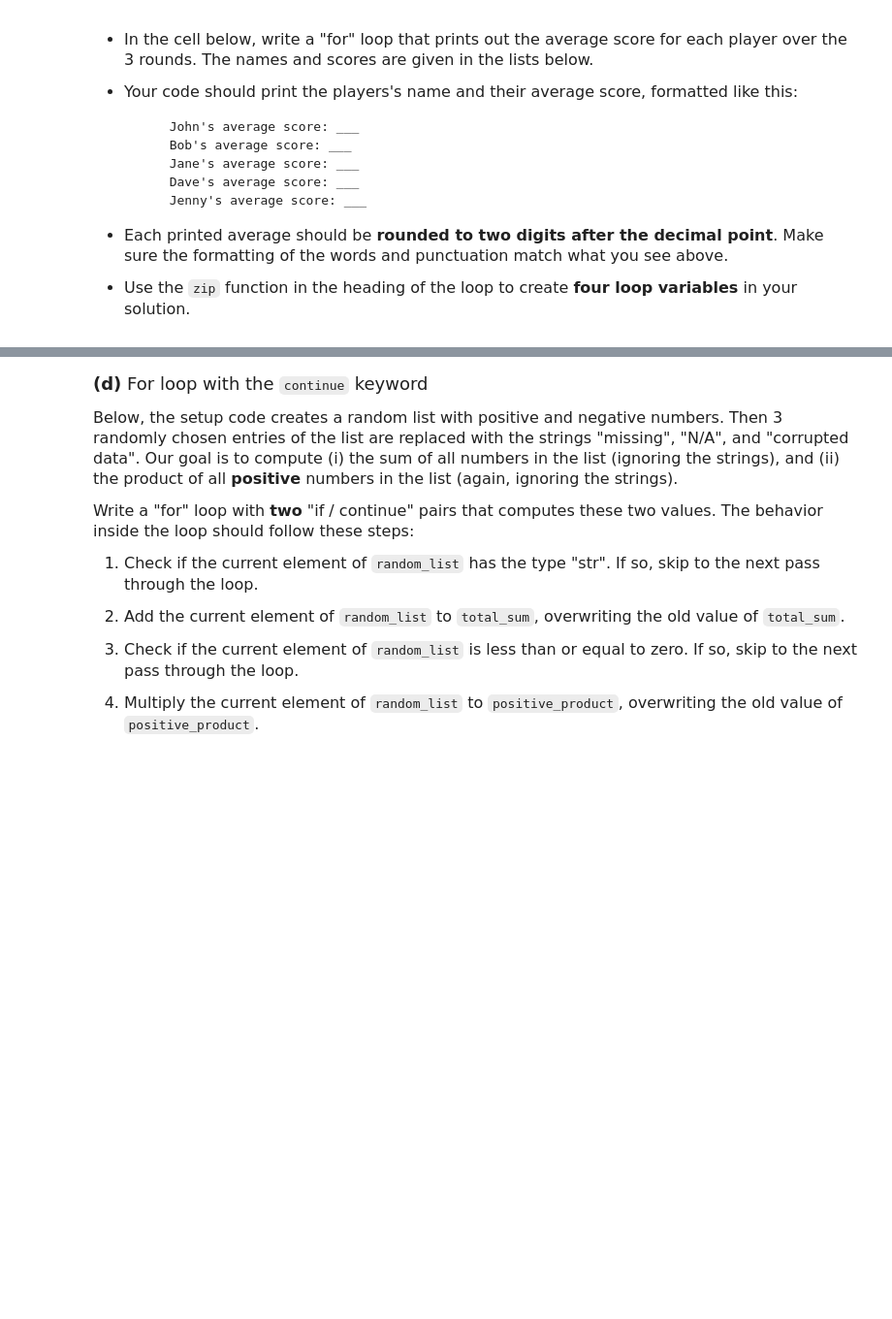
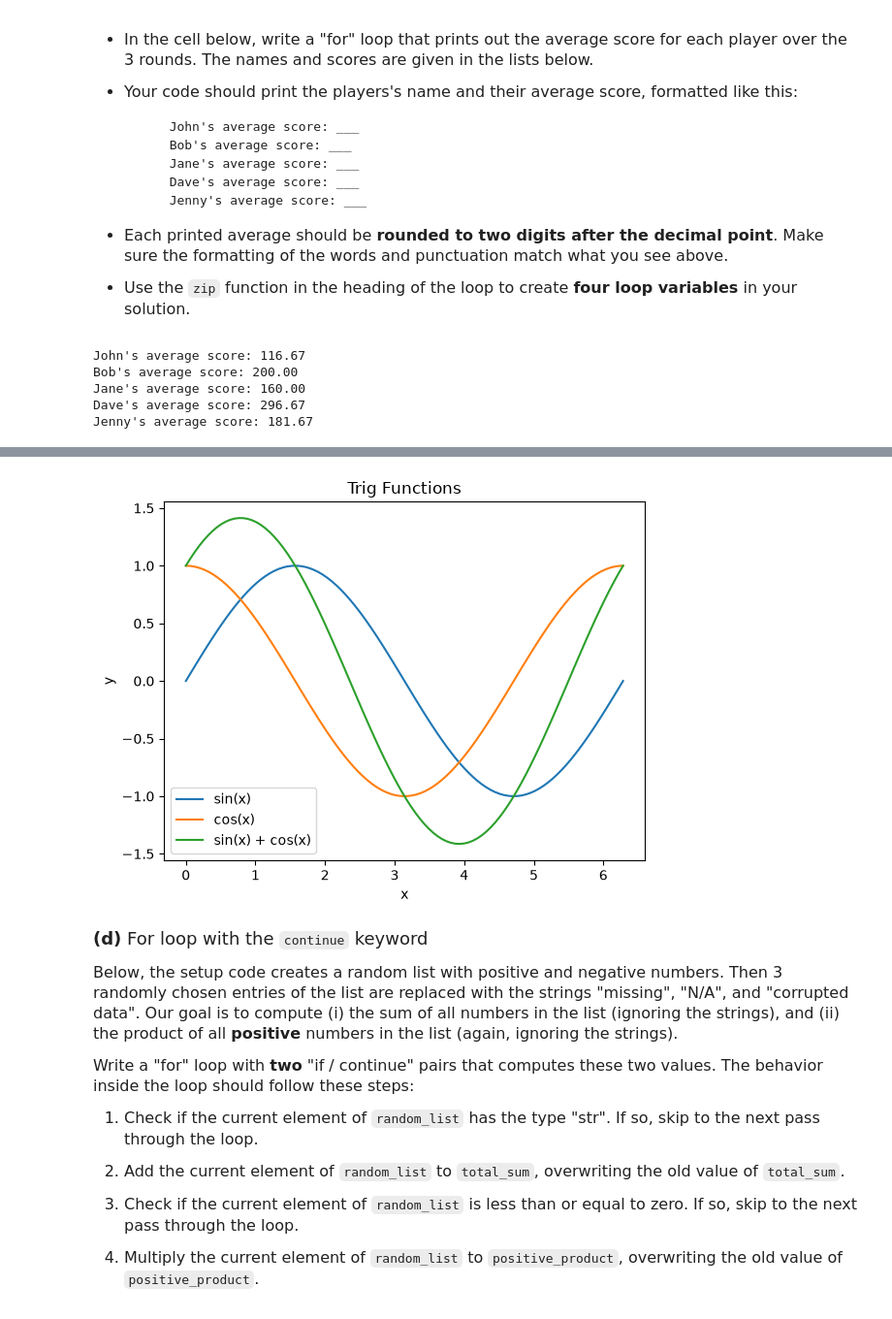
Before and after one commit to Cindyzzz1027/datasci151fall2026, a Jupyter notebook: _assignments/assignment_5/Assignment5.ipynb, the cells around one changed output, grey strips where cells are left out. Shown at 97% size. Drawn from its saved outputs; the diff is of its cells as text; code cells hidden in the pictures; blank space fills up the shorter version.

```diff
--- a/_assignments/assignment_5/Assignment5.ipynb
+++ b/_assignments/assignment_5/Assignment5.ipynb
@@ -151,6 +155,15 @@ round3 = [130, 190, 170, 310, 175]
 
 
 # Your code here
+for name, score1, score2, score3 in zip(player_names, round1, round2, round3):
+    average = (score1 + score2 + score3) / 3
+    print(f"{name}'s average score: {average:.2f}")
+# %% [output]
+John's average score: 116.67
+Bob's average score: 200.00
+Jane's average score: 160.00
+Dave's average score: 296.67
+Jenny's average score: 181.67
 # %% [markdown]
 <font size = "4">
 
@@ -177,6 +190,24 @@ round3 = [130, 190, 170, 310, 175]
 <img src="figures/trig_functions.png" alt="drawing" width="350"/>
 # %%
 # Your code here
+import numpy as np
+import matplotlib.pyplot as plt
+
+vec_x = np.linspace(0, 2*np.pi, 100)
+vec_y1 = np.sin(vec_x)
+vec_y2 = np.cos(vec_x)
+vec_y3 = np.sin(vec_x) + np.cos(vec_x)
+list_vectors = [vec_y1 , vec_y2, vec_y3]
+for vec in list_vectors:
+    plt.plot(vec_x, vec)
+
+plt.xlabel("x")
+plt.ylabel("y")
+plt.title("Trig Functions")
+plt.legend(["sin(x)", "cos(x)", "sin(x) + cos(x)"])
+plt.show()
+# %% [output]
+[figure, added]
 # %% [markdown]
 <font size = "4">
 
```
Also changed, not shown: parts of 5 cells of this notebook.
